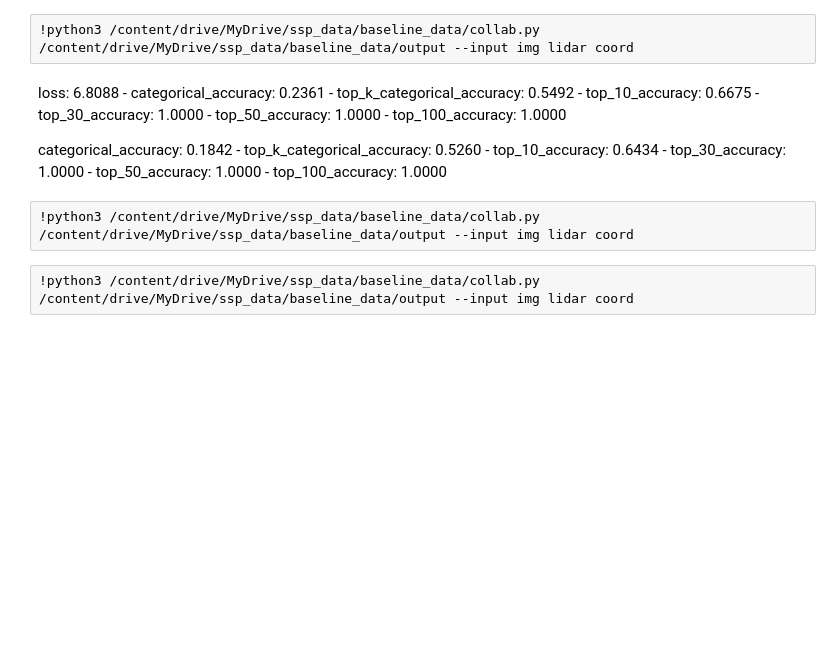
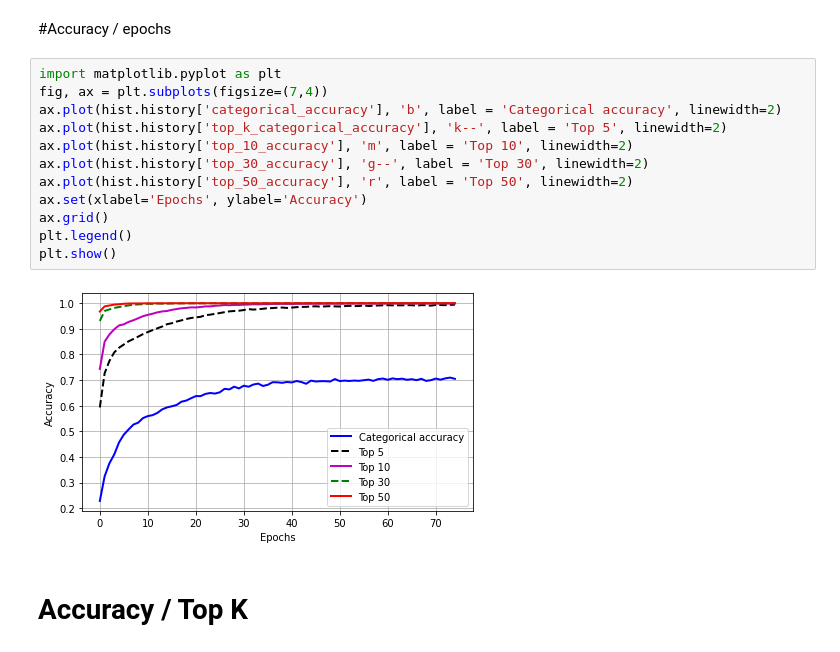
Before and after one commit to lasseufpa/ml4comm-icc21, a Jupyter notebook: beam_selection.ipynb, the cells around one changed output. Saved outputs shown, nothing was run; the diff lists cells and outputs as text; blank space fills up the shorter version.

```diff
--- a/beam_selection.ipynb
+++ b/beam_selection.ipynb
@@ -349,10 +315,18 @@ SystemExit: 2
-# %%
-!python3 /content/drive/MyDrive/ssp_data/baseline_data/collab.py /content/drive/MyDrive/ssp_data/baseline_data/output --input img lidar coord
-# %% [markdown]
-loss: 6.8088 - categorical_accuracy: 0.2361 - top_k_categorical_accuracy: 0.5492 - top_10_accuracy: 0.6675 - top_30_accuracy: 1.0000 - top_50_accuracy: 1.0000 - top_100_accuracy: 1.0000
-
-categorical_accuracy: 0.1842 - top_k_categorical_accuracy: 0.5260 - top_10_accuracy: 0.6434 - top_30_accuracy: 1.0000 - top_50_accuracy: 1.0000 - top_100_accuracy: 1.0000
-# %%
-!python3 /content/drive/MyDrive/ssp_data/baseline_data/collab.py /content/drive/MyDrive/ssp_data/baseline_data/output --input img lidar coord
-# %%
-!python3 /content/drive/MyDrive/ssp_data/baseline_data/collab.py /content/drive/MyDrive/ssp_data/baseline_data/output --input img lidar coord
+# %% [markdown]
+#Accuracy / epochs
+# %%
+import matplotlib.pyplot as plt
+fig, ax = plt.subplots(figsize=(7,4))
+ax.plot(hist.history['categorical_accuracy'], 'b', label = 'Categorical accuracy', linewidth=2)
+ax.plot(hist.history['top_k_categorical_accuracy'], 'k--', label = 'Top 5', linewidth=2)
+ax.plot(hist.history['top_10_accuracy'], 'm', label = 'Top 10', linewidth=2)
+ax.plot(hist.history['top_30_accuracy'], 'g--', label = 'Top 30', linewidth=2)
+ax.plot(hist.history['top_50_accuracy'], 'r', label = 'Top 50', linewidth=2)
+ax.set(xlabel='Epochs', ylabel='Accuracy')
+ax.grid()
+plt.legend()
+plt.show()
+# %% [output]
+[figure, added]
+# %% [markdown]
+# Accuracy / Top K
```
Also changed, not shown: parts of 9 cells of this notebook.
